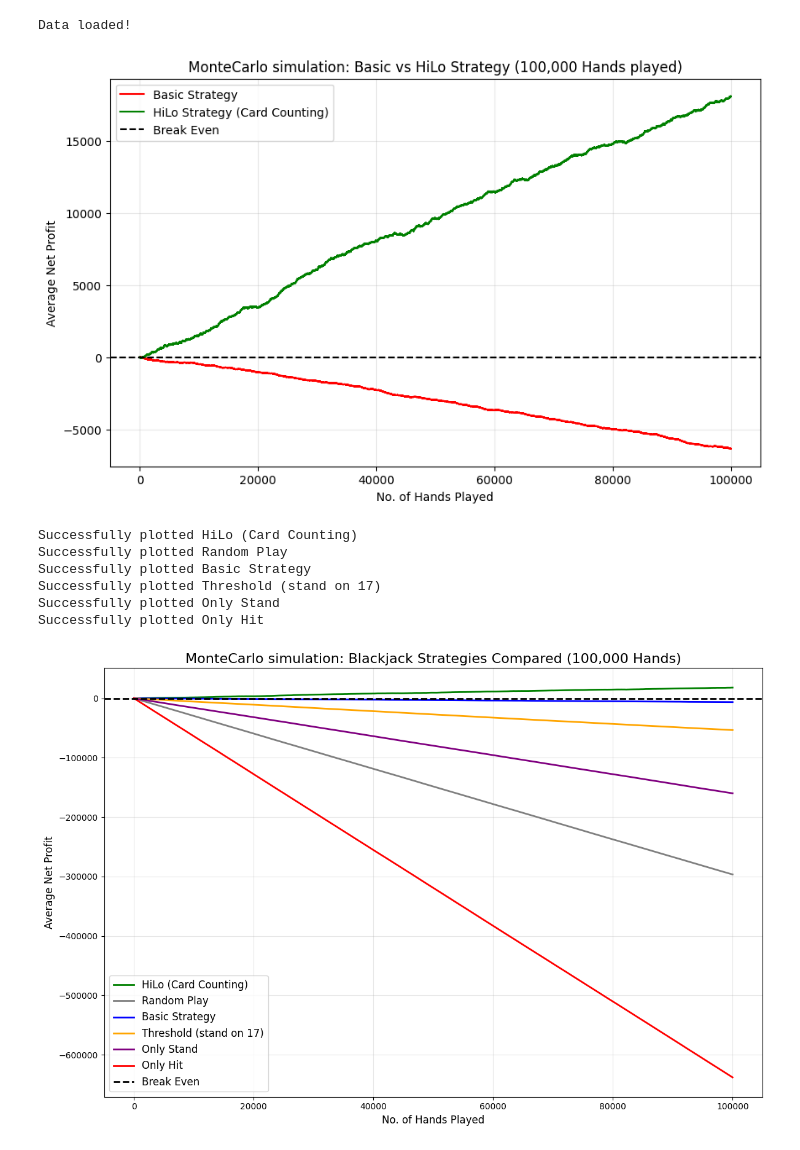
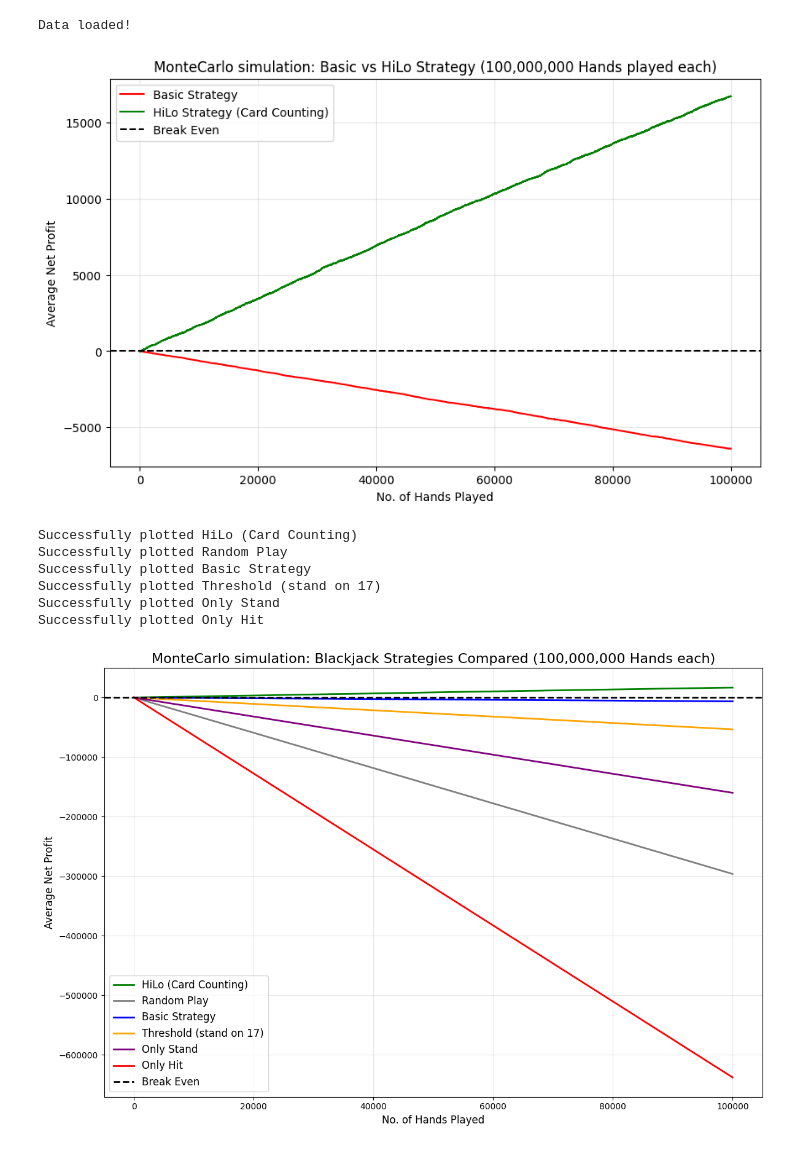
Before and after one commit to mtoralv/blackjack-montecarlo-engine, a Jupyter notebook: blackjack_analysis.ipynb, the cells around one changed output. Drawn from its saved outputs; the diff is of its cells as text; code cells hidden in the pictures.

```diff
--- a/blackjack_analysis.ipynb
+++ b/blackjack_analysis.ipynb
@@ -20,26 +20,26 @@ Data loaded!
 # %%
 # mean calc
 mean_basic = df_basic.mean(axis=0)
 mean_hilo = df_hilo.mean(axis=0)
 
 # drawing
 plt.figure(figsize=(10, 6))
 
 plt.plot(mean_basic, label="Basic Strategy", color='red')
 plt.plot(mean_hilo, label="HiLo Strategy (Card Counting)", color='green')
 
-plt.title("MonteCarlo simulation: Basic vs HiLo Strategy (100,000 Hands played)")
+plt.title("MonteCarlo simulation: Basic vs HiLo Strategy (100,000,000 Hands played each)")
 
 plt.xlabel("No. of Hands Played")
 plt.ylabel("Average Net Profit")
 
 plt.axhline(0, color='black', linestyle='--', label="Break Even")
 
 plt.legend()
 plt.grid(True, alpha=0.3)
 plt.show()
 # %% [output]
-[figure, old version]
+[figure, new version]
 # %%
 import pandas as pd
 import matplotlib.pyplot as plt
@@ -67,7 +67,7 @@ for name, info in strategies.items():
     except FileNotFoundError:
         print(f"Skipping {name} - File not found!")
 
-plt.title("MonteCarlo simulation: Blackjack Strategies Compared (100,000 Hands)", fontsize=16)
+plt.title("MonteCarlo simulation: Blackjack Strategies Compared (100,000,000 Hands each)", fontsize=16)
 plt.xlabel("No. of Hands Played", fontsize=12)
 plt.ylabel("Average Net Profit", fontsize=12)
 plt.axhline(0, color='black', linestyle='--', linewidth=2, label="Break Even")
@@ -84,7 +84,7 @@ Successfully plotted Basic Strategy
 Successfully plotted Threshold (stand on 17)
 Successfully plotted Only Stand
 Successfully plotted Only Hit
-[figure, old version]
+[figure, new version]
 # %%
 import pandas as pd
 import matplotlib.pyplot as plt
```
Also changed, not shown: parts of 1 cell of this notebook.
